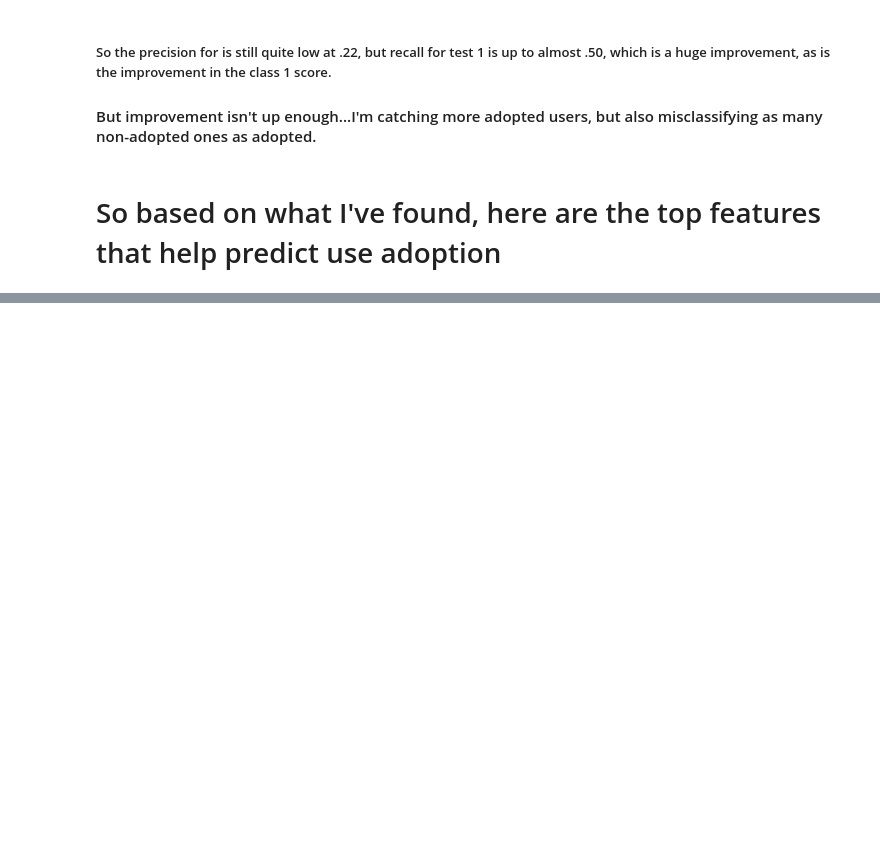
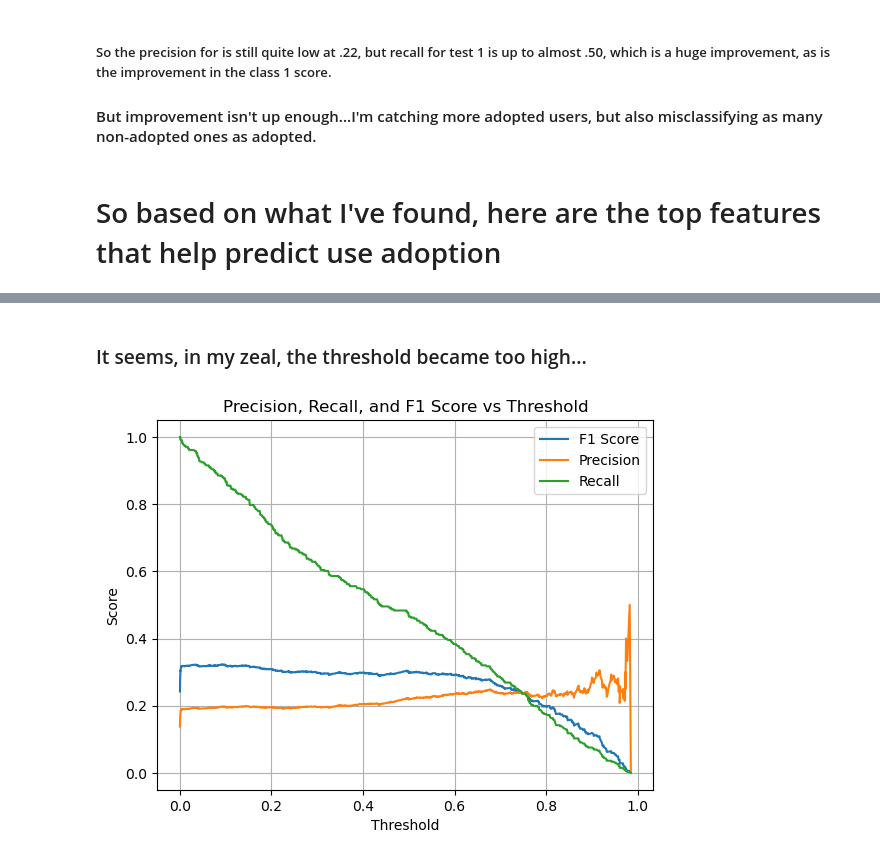
Before and after one commit to ErockMahan1/SpringBoardProjects, a Jupyter notebook: 36.2-Relax Challenge/36.2 - TakehomeProject.ipynb, the cells around one changed output, grey strips where cells are left out. Drawn from its saved outputs; the diff is of its cells as text; code cells hidden in the pictures; blank space fills up the shorter version.

```diff
--- a/36.2-Relax Challenge/36.2 - TakehomeProject.ipynb
+++ b/36.2-Relax Challenge/36.2 - TakehomeProject.ipynb
@@ -533,0 +627,7 @@ plt.show()
+# %%
+smote_enn = SMOTEENN(random_state=42)
+X_resampled, y_resampled = smote_enn.fit_resample(X_train, y_train)
+# %%
+scale_pos_weight = (len(y_resampled) - sum(y_resampled)) / sum(y_resampled)
+model = XGBClassifier(scale_pos_weight=scale_pos_weight, use_label_encoder=False, eval_metric='logloss', random_state=42)
+model.fit(X_resampled, y_resampled)
@@ -533,0 +650,7 @@ plt.show()
+# %%
+# 3. Predict probabilities on test set
+y_pred_proba = model.predict_proba(X_test)[:, 1]
+# %%
+precision, recall, thresholds = precision_recall_curve(y_test, y_pred_proba)
+f1_scores = 2 * precision * recall / (precision + recall)
+best_threshold = thresholds[np.argmax(f1_scores)]
@@ -533,0 +676,14 @@ plt.show()
+# %% [markdown]
+### It seems, in my zeal, the threshold became too high...
+# %%
+plt.plot(thresholds, f1_scores[:-1], label='F1 Score')
+plt.plot(thresholds, precision[:-1], label='Precision')
+plt.plot(thresholds, recall[:-1], label='Recall')
+plt.xlabel('Threshold')
+plt.ylabel('Score')
+plt.title('Precision, Recall, and F1 Score vs Threshold')
+plt.legend()
+plt.grid()
+plt.show()
+# %% [output]
+[figure, added]
```
Also changed, not shown: parts of 39 cells of this notebook.
